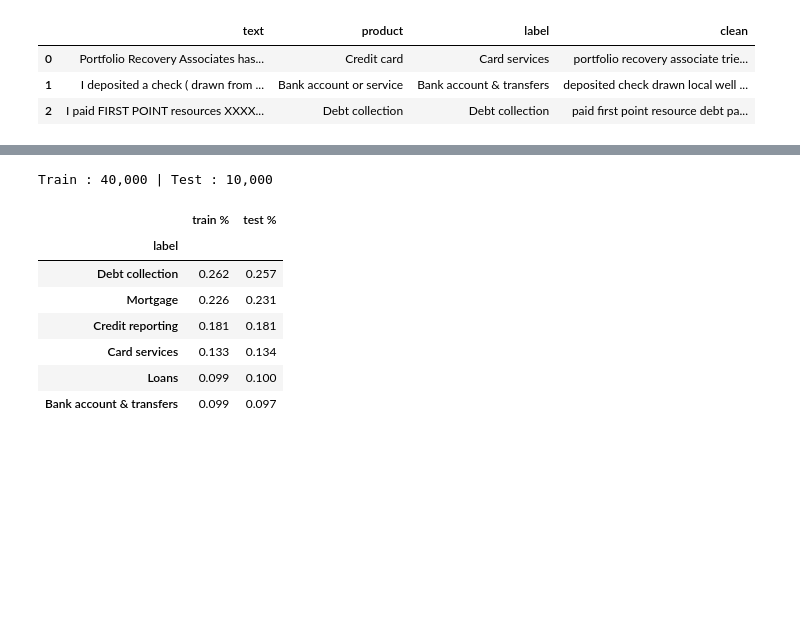
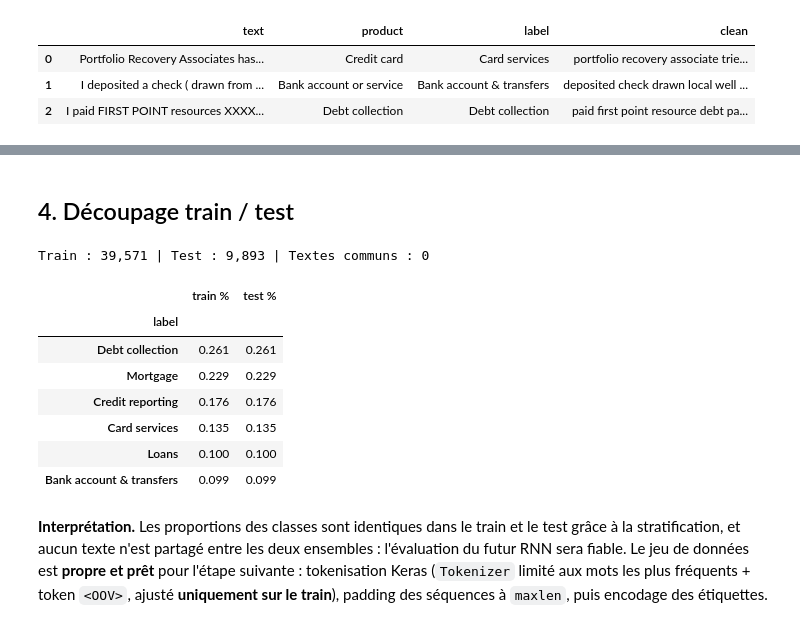
Before and after one commit to justhein/tp_nlp_ing5, a Jupyter notebook: tp3_3/TP3_3-RNN.ipynb, the cells around one changed output, grey strips where cells are left out. Saved outputs shown, nothing was run; the diff lists cells and outputs as text; code cells hidden in the pictures; blank space fills up the shorter version.

```diff
--- a/tp3_3/TP3_3-RNN.ipynb
+++ b/tp3_3/TP3_3-RNN.ipynb
@@ -12,0 +23,15 @@ import time
+# %%
+# Bibliothèques utilisées dans cette partie (chargement, audit, visualisation et découpage des données).
+# Les imports TensorFlow / Keras seront ajoutés dans la partie modélisation.
+import re
+from collections import Counter
+
+import numpy as np
+import pandas as pd
+import matplotlib.pyplot as plt
+import seaborn as sns
+from sklearn.model_selection import train_test_split
+
+RANDOM_STATE = 42   # graine fixée pour rendre le découpage reproductible
+TEST_SIZE = 0.2     # 80 % train / 20 % test, comme au TP 2.3
+MIN_TOKENS = 5      # en dessous, un texte nettoyé ne contient pas assez de contexte pour un RNN
@@ -31,0 +199,6 @@ Dimensions : (50000, 4)
+# %%
+# 2.5 Longueur des séquences (en tokens) : elle déterminera la longueur de padding `maxlen`.
+df["n_tokens"] = df["clean"].str.split().str.len()
+print(df["n_tokens"].describe(percentiles=[.5, .75, .9, .95, .99]).round(1))
+print(f"\nTextes de moins de {MIN_TOKENS} tokens : {(df['n_tokens'] < MIN_TOKENS).sum():,}")
+print("Exemples :", df.loc[df["n_tokens"] < MIN_TOKENS, "clean"].head(5).tolist())
@@ -31,0 +227,13 @@ Dimensions : (50000, 4)
+# %%
+n0 = len(df)
+
+# 3.1 Textes trop courts : pas assez de contexte pour un RNN.
+df = df[df["n_tokens"] >= MIN_TOKENS]
+
+# 3.2 Textes nettoyés identiques mais de classes différentes : étiquette ambiguë, on les retire tous.
+df = df[~df["clean"].isin(conflicting)]
+
+# 3.3 Doublons restants sur le texte nettoyé : on garde un seul exemplaire (évite la fuite train/test).
+df = df.drop_duplicates(subset="clean", keep="first").reset_index(drop=True)
+
+print(f"{n0:,} → {len(df):,} réclamations ({n0 - len(df):,} supprimées, {(n0 - len(df)) / n0:.1%})")
@@ -32,16 +292,30 @@ Dimensions : (50000, 4)
+# %% [markdown]
+## 4. Découpage train / test
 # %%
-X_train, X_test, y_train, y_test = train_test_split(df["clean"], df["label"], test_size=0.2, random_state=42)
+# Découpage stratifié : chaque classe garde la même proportion dans le train et dans le test.
+X_train, X_test, y_train, y_test = train_test_split(
+    df["clean"], df["label"], test_size=TEST_SIZE, stratify=df["label"], random_state=RANDOM_STATE)
 
-print(f"Train : {len(X_train):,} | Test : {len(X_test):,}")
+# Contrôle de fuite : aucun texte du test ne doit apparaître dans le train.
+overlap = set(X_train) & set(X_test)
+assert not overlap, f"{len(overlap)} textes communs entre train et test"
+print(f"Train : {len(X_train):,} | Test : {len(X_test):,} | Textes communs : {len(overlap)}")
+
 pd.DataFrame({"train %": y_train.value_counts(normalize=True).round(3),
               "test %": y_test.value_counts(normalize=True).round(3)})
 # %% [output]
-Train : 40,000 | Test : 10,000
+Train : 39,571 | Test : 9,893 | Textes communs : 0
 |  | train % | test % |
 | label |  |  |
-| Debt collection | 0.262 | 0.257 |
-| Mortgage | 0.226 | 0.231 |
-| Credit reporting | 0.181 | 0.181 |
-| Card services | 0.133 | 0.134 |
-| Loans | 0.099 | 0.100 |
-| Bank account & transfers | 0.099 | 0.097 |
+| Debt collection | 0.261 | 0.261 |
+| Mortgage | 0.229 | 0.229 |
+| Credit reporting | 0.176 | 0.176 |
+| Card services | 0.135 | 0.135 |
+| Loans | 0.100 | 0.100 |
+| Bank account & transfers | 0.099 | 0.099 |
+# %% [markdown]
+**Interprétation.** Les proportions des classes sont identiques dans le train et le test grâce à la
+stratification, et aucun texte n'est partagé entre les deux ensembles : l'évaluation du futur RNN sera fiable.
+Le jeu de données est **propre et prêt** pour l'étape suivante : tokenisation Keras (`Tokenizer` limité aux mots
+les plus fréquents + token `<OOV>`, ajusté **uniquement sur le train**), padding des séquences à `maxlen`, puis
+encodage des étiquettes.
```
Also changed, not shown: parts of 20 cells of this notebook.
